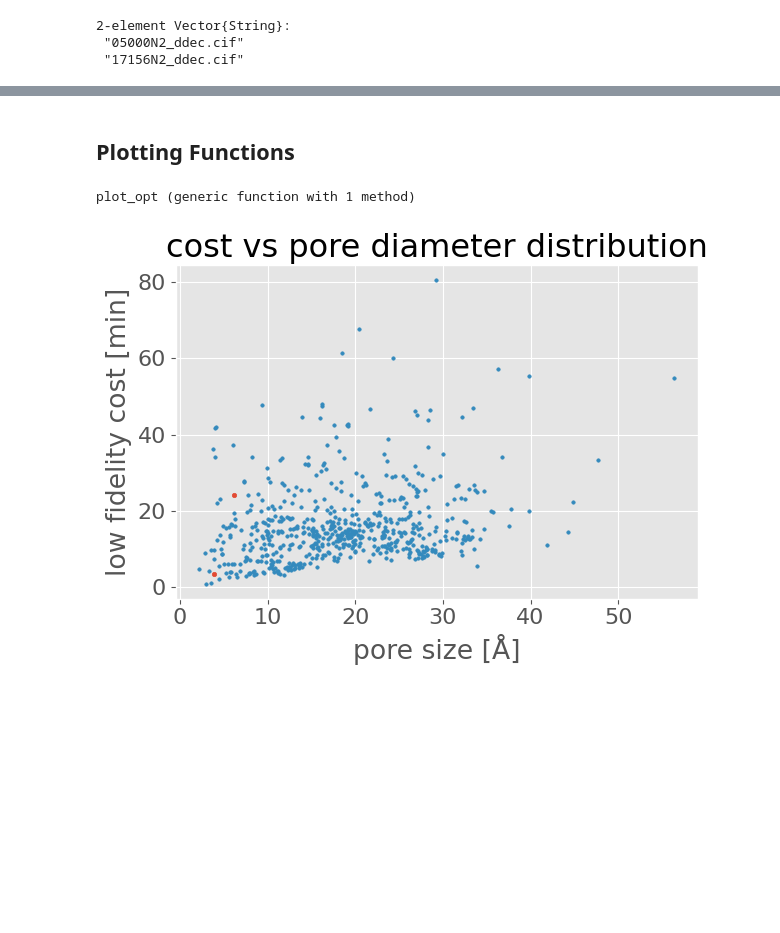
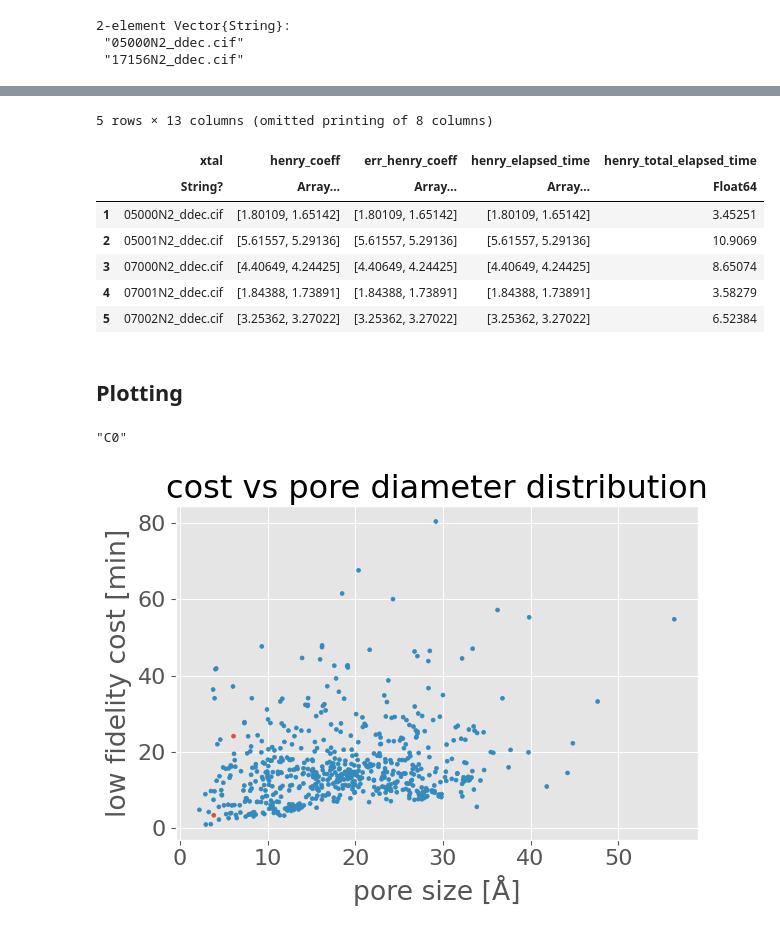
Before and after one commit to SimonEnsemble/multi-fidelity-BO-of-COFs-for-Xe-Kr-seps, a Jupyter notebook: analysis.ipynb, the cells around one changed output, grey strips where cells are left out. Drawn from its saved outputs; the diff is of its cells as text; code cells hidden in the pictures; blank space fills up the shorter version.

```diff
--- a/analysis.ipynb
+++ b/analysis.ipynb
@@ -294,3 +199,14 @@ Last Group (609 rows): adsorbate = "Xe"
+# %%
+df[1:5, :]
+# %% [output]
+5 rows × 13 columns (omitted printing of 8 columns)
+|  | xtal | henry_coeff | err_henry_coeff | henry_elapsed_time | henry_total_elapsed_time |
+|  | String? | Array… | Array… | Array… | Float64 |
+| 1 | 05000N2_ddec.cif | [1.80109, 1.65142] | [1.80109, 1.65142] | [1.80109, 1.65142] | 3.45251 |
+| 2 | 05001N2_ddec.cif | [5.61557, 5.29136] | [5.61557, 5.29136] | [5.61557, 5.29136] | 10.9069 |
+| 3 | 07000N2_ddec.cif | [4.40649, 4.24425] | [4.40649, 4.24425] | [4.40649, 4.24425] | 8.65074 |
+| 4 | 07001N2_ddec.cif | [1.84388, 1.73891] | [1.84388, 1.73891] | [1.84388, 1.73891] | 3.58279 |
+| 5 | 07002N2_ddec.cif | [3.25362, 3.27022] | [3.25362, 3.27022] | [3.25362, 3.27022] | 6.52384 |
 # %% [markdown]
-## Plotting Functions
+## Plotting
 # %%
@@ -306,11 +217,10 @@ Last Group (609 rows): adsorbate = "Xe"
-# %%
-function plot_opt(bool::Bool)
-    if bool
-        return Dict(:s => 10, :color => "C0", :zorder => 2.5)
-    else
-        return Dict(:s => 6, :color => "C1")
-    end
-end
-# %% [output]
-plot_opt (generic function with 1 method)
+# %%
+mkr_sz = [8 for i in 1:length(descriptors[:, "crystal_name"])];
+mkr_c = ["C1" for i in 1:length(descriptors[:, "crystal_name"])]
+
+# color benchmark cofs red
+mkr_c[findfirst(descriptors[:, "crystal_name"] .== benchmarked_cofs[1])] = "C0"
+mkr_c[findfirst(descriptors[:, "crystal_name"] .== benchmarked_cofs[2])] = "C0"
+# %% [output]
+"C0"
 # %%
```
Also changed, not shown: parts of 21 cells of this notebook, 2 other files.
